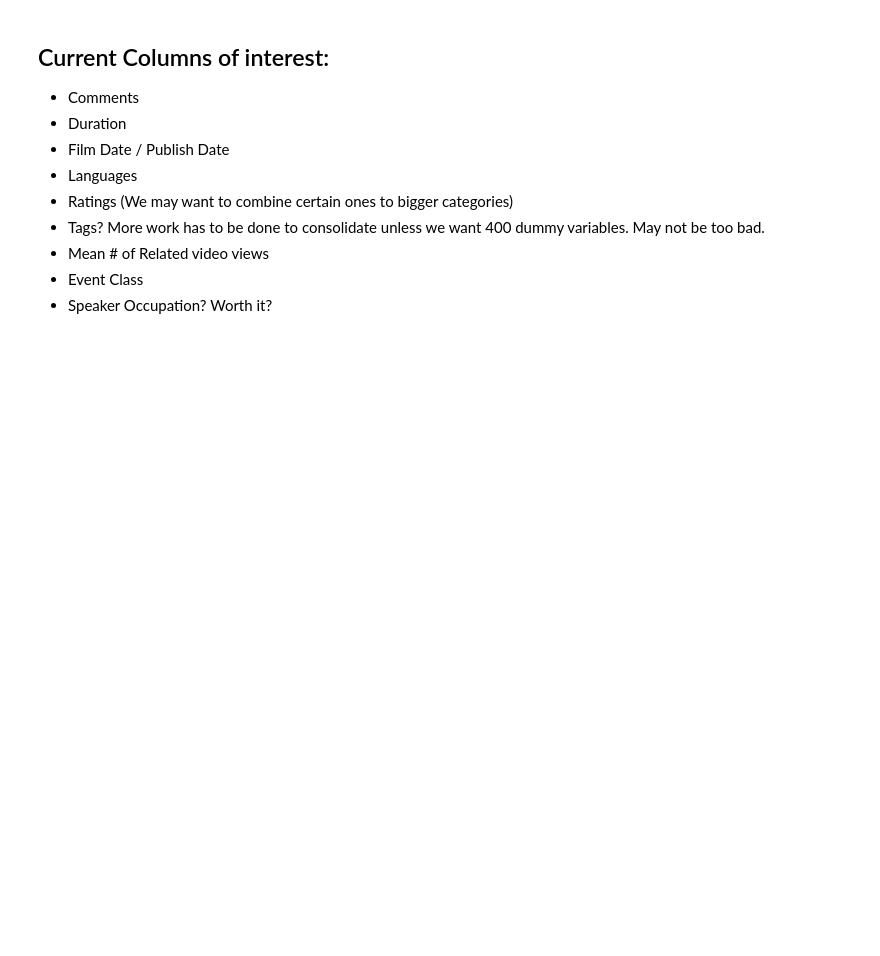
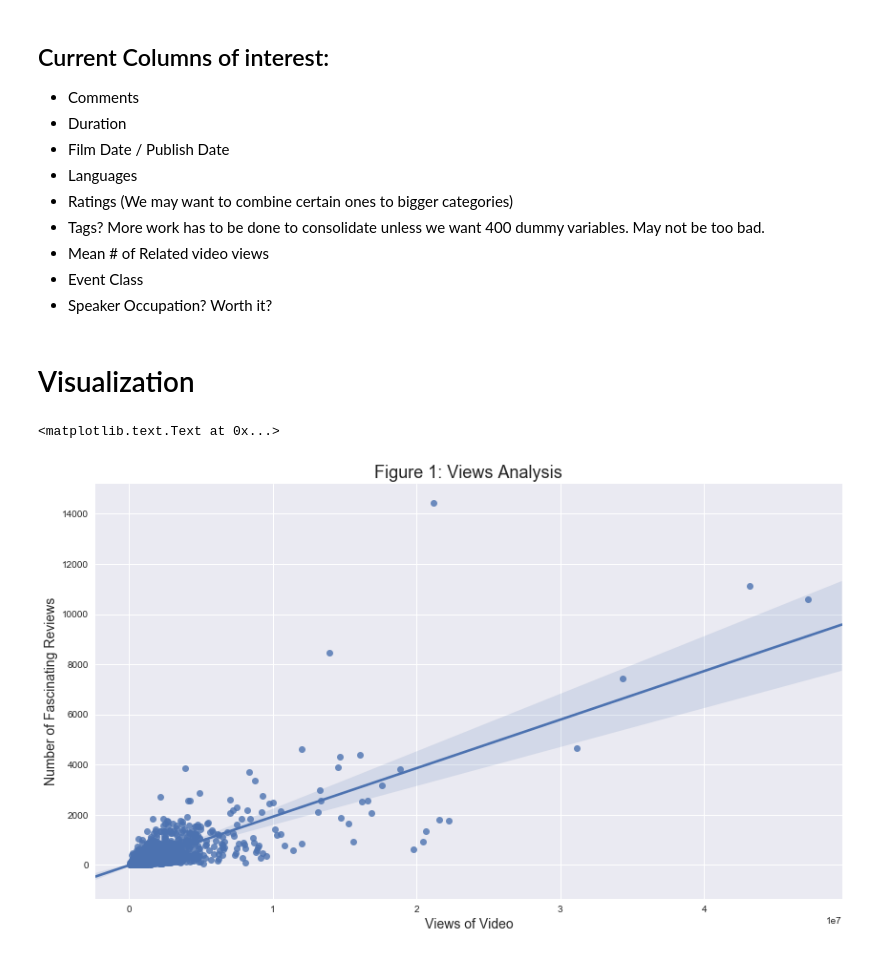
Before and after one commit to TristanMoser/213Project, a Jupyter notebook: Tristan.ipynb, the cells around one changed output. Saved outputs shown, nothing was run; the diff lists cells and outputs as text; code cells hidden in the pictures; blank space fills up the shorter version.

Commit message:
Started some visualization

```diff
--- a/Tristan.ipynb
+++ b/Tristan.ipynb
@@ -286,3 +292,16 @@ data.head()
  - Mean # of Related video views
  - Event Class
  - Speaker Occupation? Worth it?
+# %% [markdown]
+# Visualization
+# %%
+data['Fascinating'] = data['Fascinating'].astype(int)
+# %%
+f, ax = plt.subplots(figsize = (14,8))
+sns.regplot(x="views", y="Fascinating", data=data)
+plt.title("Figure 1: Views Analysis", fontsize = 18)
+plt.ylabel("Number of Fascinating Reviews", fontsize = 14)
+plt.xlabel("Views of Video", fontsize = 14)
+# %% [output]
+<matplotlib.text.Text at 0x...>
+[figure, added]
```
Also changed, not shown: parts of 5 cells of this notebook.
